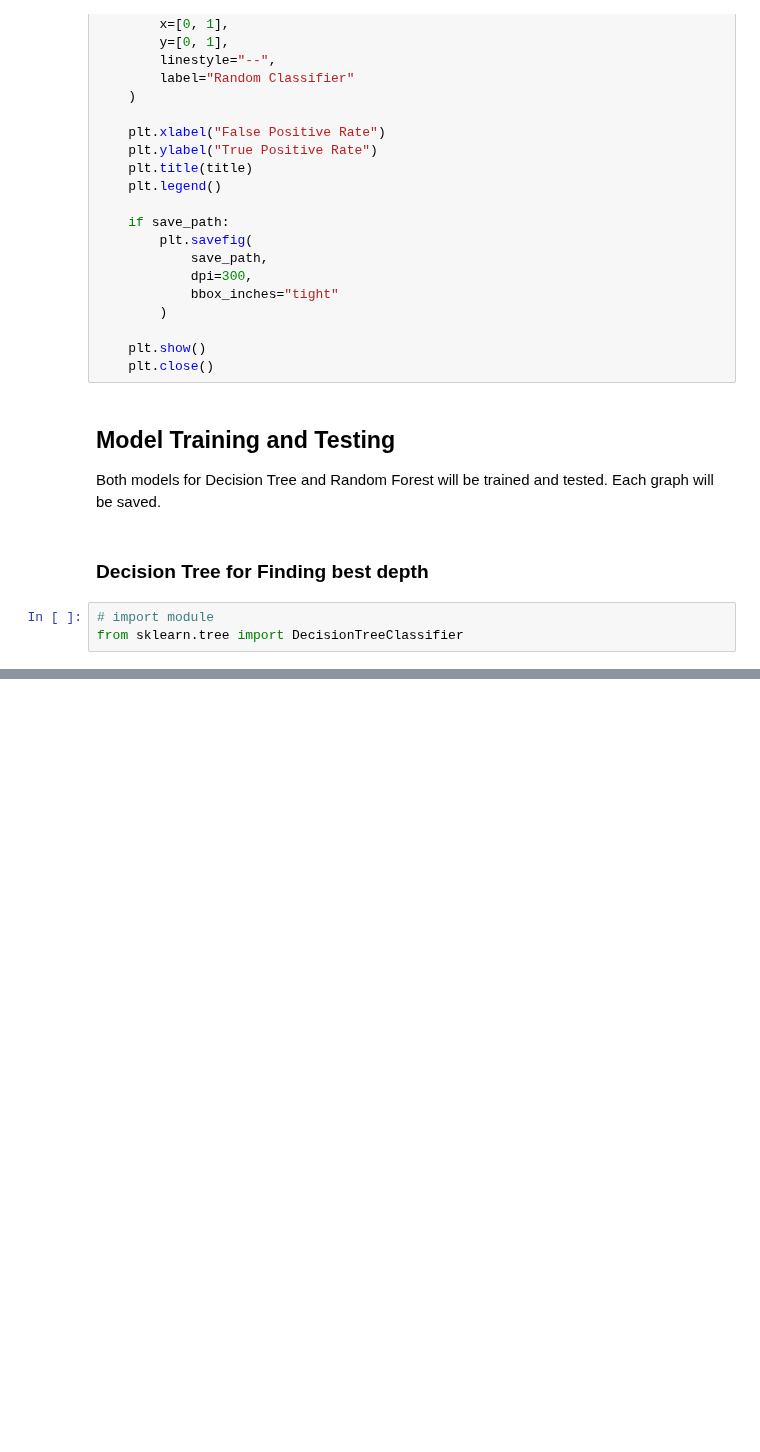
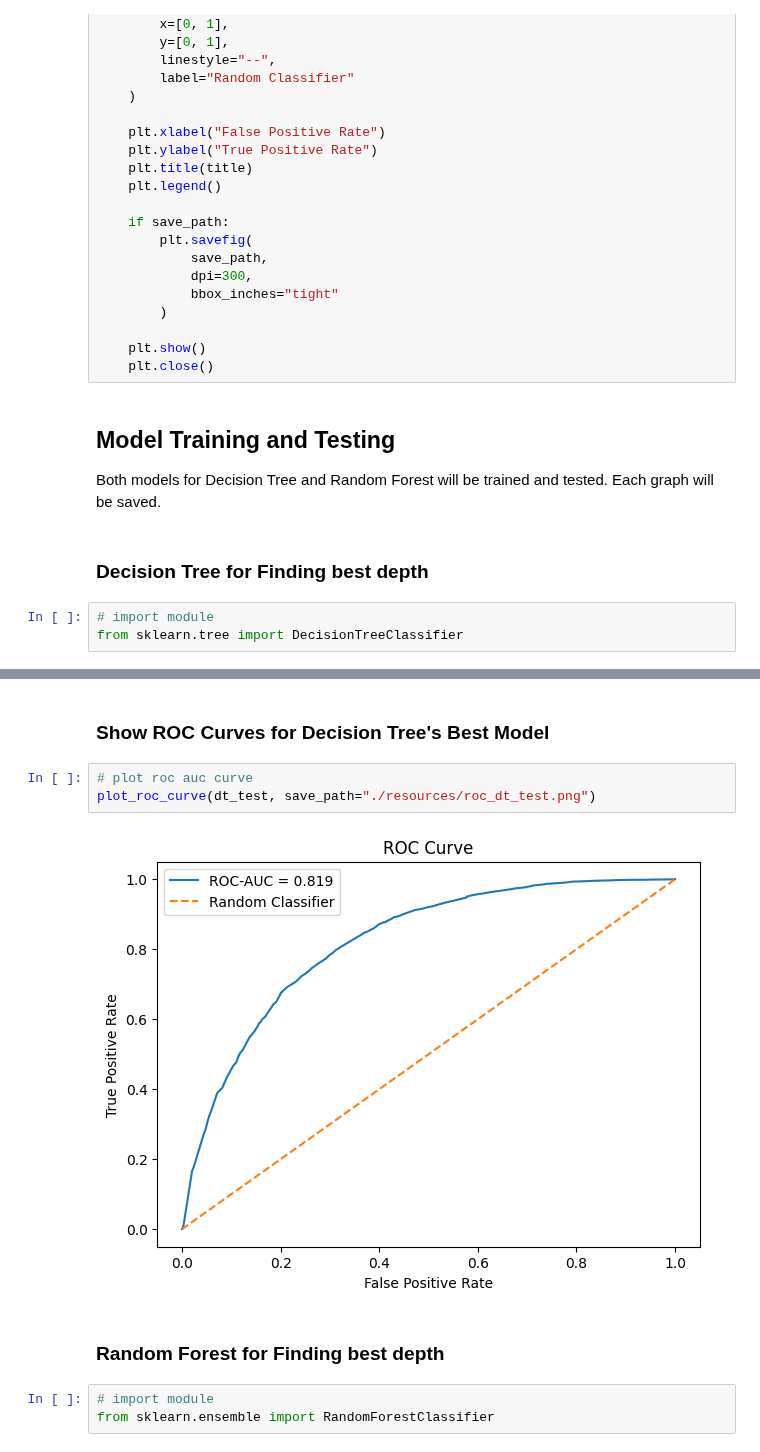
Before and after one commit to tikadatta2005/DENGUE, a Jupyter notebook: final.ipynb, the cells around one changed output, grey strips where cells are left out. Drawn from its saved outputs; the diff is of its cells as text; blank space fills up the shorter version.

```diff
--- a/final.ipynb
+++ b/final.ipynb
@@ -531,0 +550,12 @@ plot_model_metrics(pd.DataFrame(min_samples_leaf_model), x_col="min_samples_leaf
+# %% [markdown]
+### Show ROC Curves for Decision Tree's Best Model
+# %%
+# plot roc auc curve
+plot_roc_curve(dt_test, save_path="./resources/roc_dt_test.png")
+# %% [output]
+[figure, added]
+# %% [markdown]
+### Random Forest for Finding best depth
+# %%
+# import module
+from sklearn.ensemble import RandomForestClassifier
```
Also changed, not shown: parts of 22 cells of this notebook, 11 other files.
